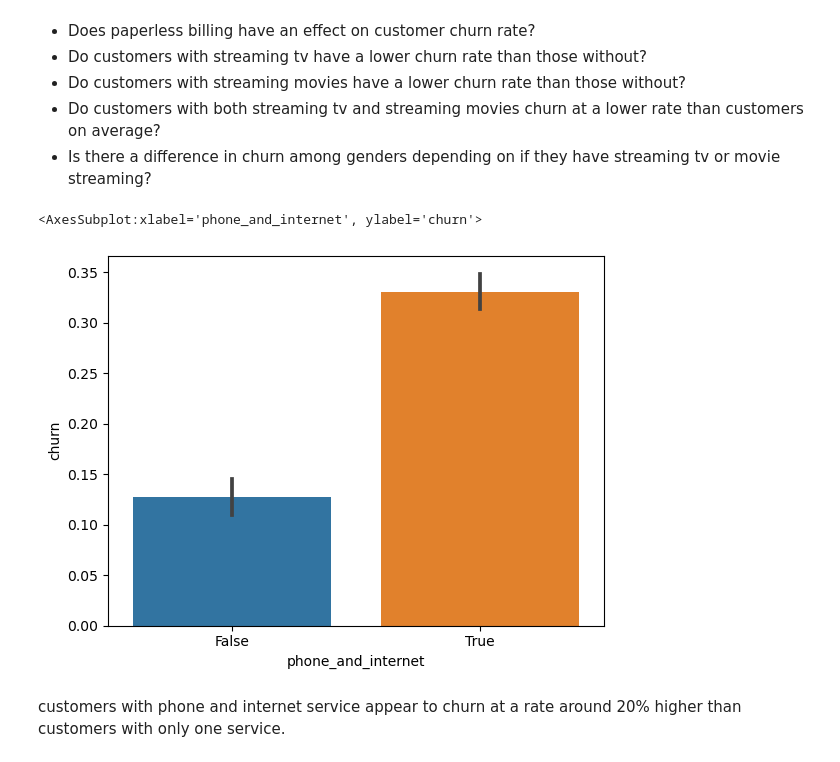
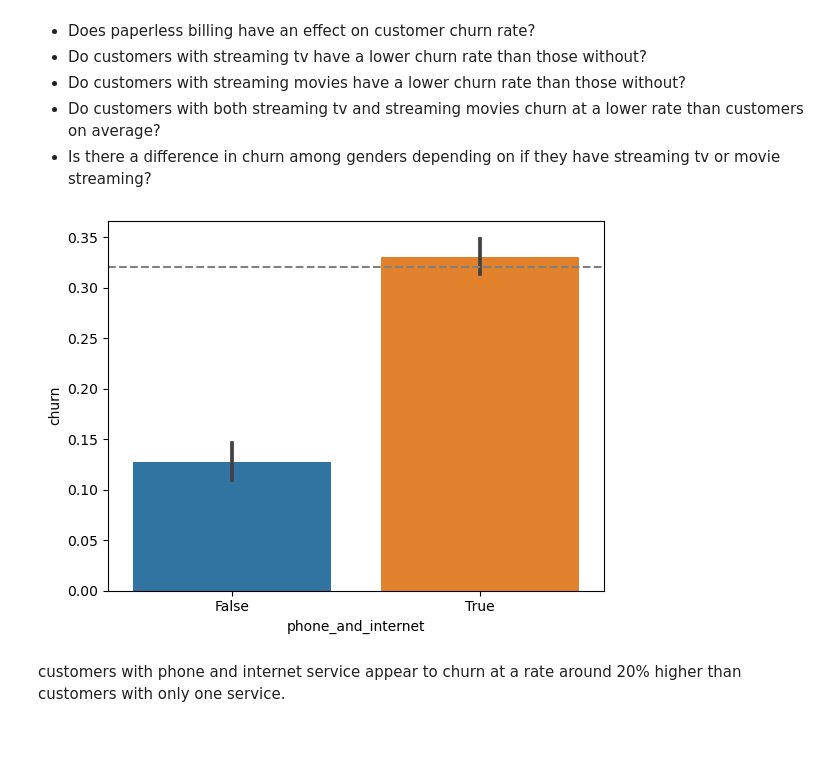
Before and after one commit to Adam-Harris87/classification-project, a Jupyter notebook: explore.ipynb, the cells around one changed output. Saved outputs shown, nothing was run; the diff lists cells and outputs as text; code cells hidden in the pictures.

```diff
--- a/explore.ipynb
+++ b/explore.ipynb
@@ -406,10 +406,12 @@ train['phone_and_internet'] = ((train.phone_service == 1)
 # %%
 sns.barplot(data=train,
            x='phone_and_internet',
            y='churn')
+
+plt.axhline(internet.churn.mean(), ls='--', color='gray')
+plt.show()
 # %% [output]
-<AxesSubplot:xlabel='phone_and_internet', ylabel='churn'>
-[figure, old version]
+[figure, new version]
 # %% [markdown]
 customers with phone and internet service appear to churn at a rate around 20% higher than customers with only one service.
 # %% [markdown]
```
Also changed, not shown: parts of 3 cells of this notebook, 3 other files.
